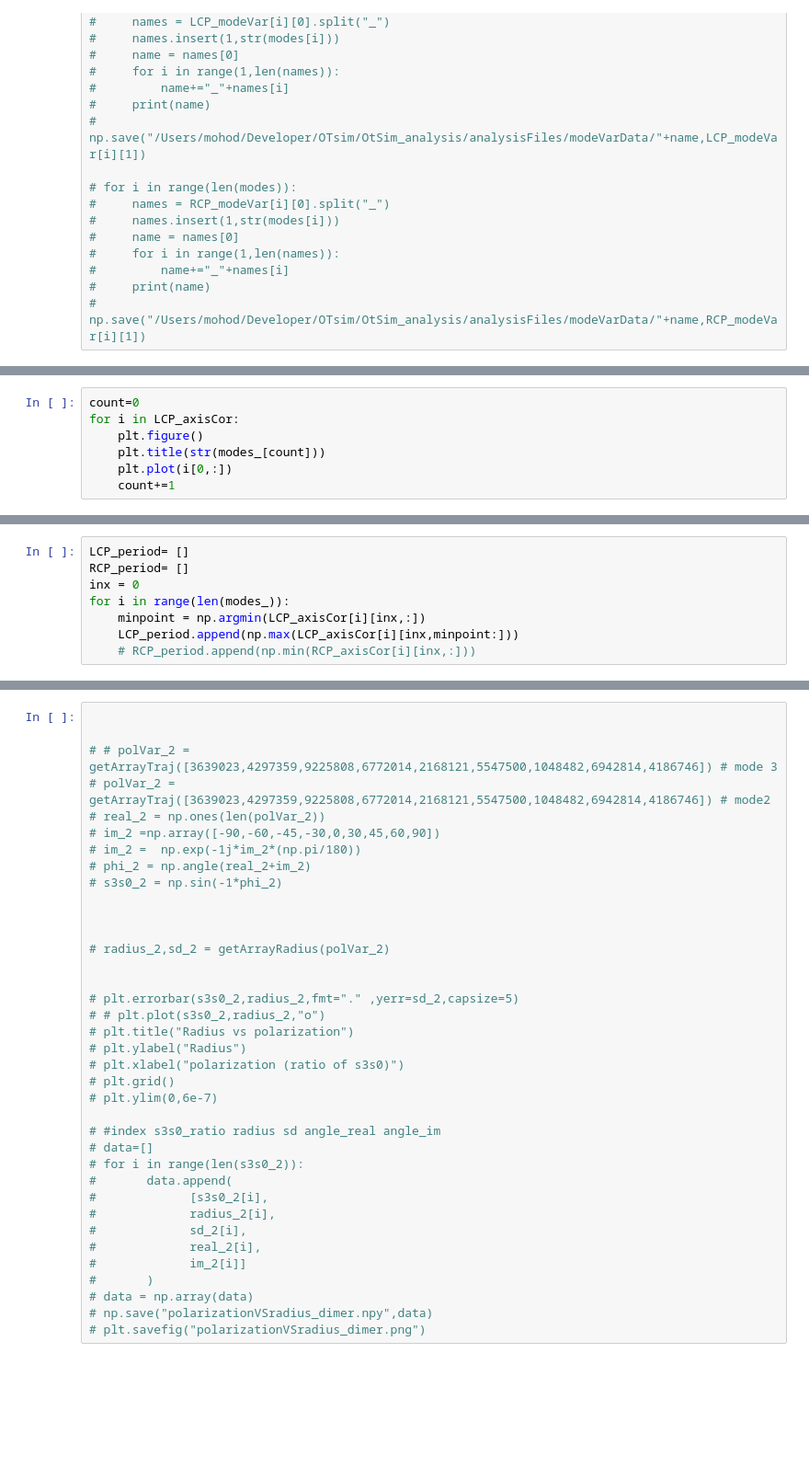
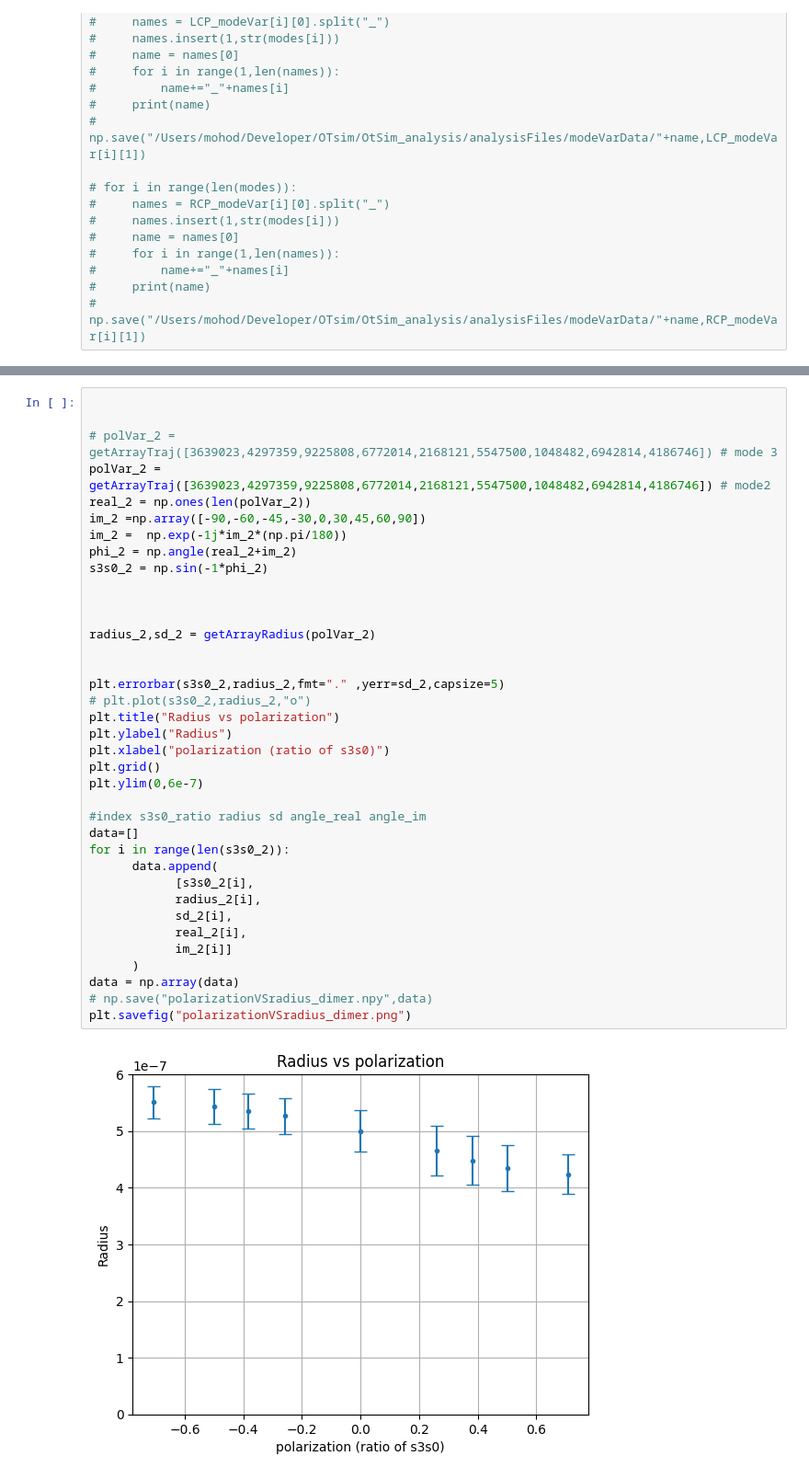
Before and after one commit to yashmohod/OtSim_analysis, a Jupyter notebook: analysisFiles/graphs-Dimer.ipynb, the cells around one changed output, grey strips where cells are left out. Shown: that part at 92% size. Drawn from its saved outputs; the diff is of its cells as text; blank space fills up the shorter version.

Commit message:
Dimer updated grpahs

```diff
--- a/analysisFiles/graphs-Dimer.ipynb
+++ b/analysisFiles/graphs-Dimer.ipynb
@@ -164,7 +125,0 @@ for i in range(len(modes_)):
-# %%
-count=0
-for i in LCP_axisCor:
-    plt.figure()
-    plt.title(str(modes_[count]))
-    plt.plot(i[0,:])
-    count+=1
@@ -182,8 +125,0 @@ for i in LCP_axisCor:
-# %%
-LCP_period= []
-RCP_period= []
-inx = 0
-for i in range(len(modes_)):
-    minpoint = np.argmin(LCP_axisCor[i][inx,:])
-    LCP_period.append(np.max(LCP_axisCor[i][inx,minpoint:]))
-    # RCP_period.append(np.min(RCP_axisCor[i][inx,:]))
@@ -208,38 +138,40 @@ plt.savefig("modeVSperiod")
 # %%
 
 
-# # polVar_2 = getArrayTraj([3639023,4297359,9225808,6772014,2168121,5547500,1048482,6942814,4186746]) # mode 3
-# polVar_2 = getArrayTraj([3639023,4297359,9225808,6772014,2168121,5547500,1048482,6942814,4186746]) # mode2
-# real_2 = np.ones(len(polVar_2))
-# im_2 =np.array([-90,-60,-45,-30,0,30,45,60,90])
-# im_2 =  np.exp(-1j*im_2*(np.pi/180))
-# phi_2 = np.angle(real_2+im_2)
-# s3s0_2 = np.sin(-1*phi_2)
+# polVar_2 = getArrayTraj([3639023,4297359,9225808,6772014,2168121,5547500,1048482,6942814,4186746]) # mode 3
+polVar_2 = getArrayTraj([3639023,4297359,9225808,6772014,2168121,5547500,1048482,6942814,4186746]) # mode2
+real_2 = np.ones(len(polVar_2))
+im_2 =np.array([-90,-60,-45,-30,0,30,45,60,90])
+im_2 =  np.exp(-1j*im_2*(np.pi/180))
+phi_2 = np.angle(real_2+im_2)
+s3s0_2 = np.sin(-1*phi_2)
 
 
 
-# radius_2,sd_2 = getArrayRadius(polVar_2)
+radius_2,sd_2 = getArrayRadius(polVar_2)
 
 
-# plt.errorbar(s3s0_2,radius_2,fmt="." ,yerr=sd_2,capsize=5)
-# # plt.plot(s3s0_2,radius_2,"o")
-# plt.title("Radius vs polarization")
-# plt.ylabel("Radius")
-# plt.xlabel("polarization (ratio of s3s0)")
-# plt.grid()
-# plt.ylim(0,6e-7)
+plt.errorbar(s3s0_2,radius_2,fmt="." ,yerr=sd_2,capsize=5)
+# plt.plot(s3s0_2,radius_2,"o")
+plt.title("Radius vs polarization")
+plt.ylabel("Radius")
+plt.xlabel("polarization (ratio of s3s0)")
+plt.grid()
+plt.ylim(0,6e-7)
 
-# #index s3s0_ratio radius sd angle_real angle_im
-# data=[]
-# for i in range(len(s3s0_2)):
-#       data.append(
-#             [s3s0_2[i],
-#             radius_2[i],
-#             sd_2[i],
-#             real_2[i],
-#             im_2[i]]
-#       )
-# data = np.array(data)
+#index s3s0_ratio radius sd angle_real angle_im
+data=[]
+for i in range(len(s3s0_2)):
+      data.append(
+            [s3s0_2[i],
+            radius_2[i],
+            sd_2[i],
+            real_2[i],
+            im_2[i]]
+      )
+data = np.array(data)
 # np.save("polarizationVSradius_dimer.npy",data)
-# plt.savefig("polarizationVSradius_dimer.png")
+plt.savefig("polarizationVSradius_dimer.png")
+# %% [output]
+[figure, added]
 # %%
```
Also changed, not shown: parts of 12 cells of this notebook, 9 other files.
